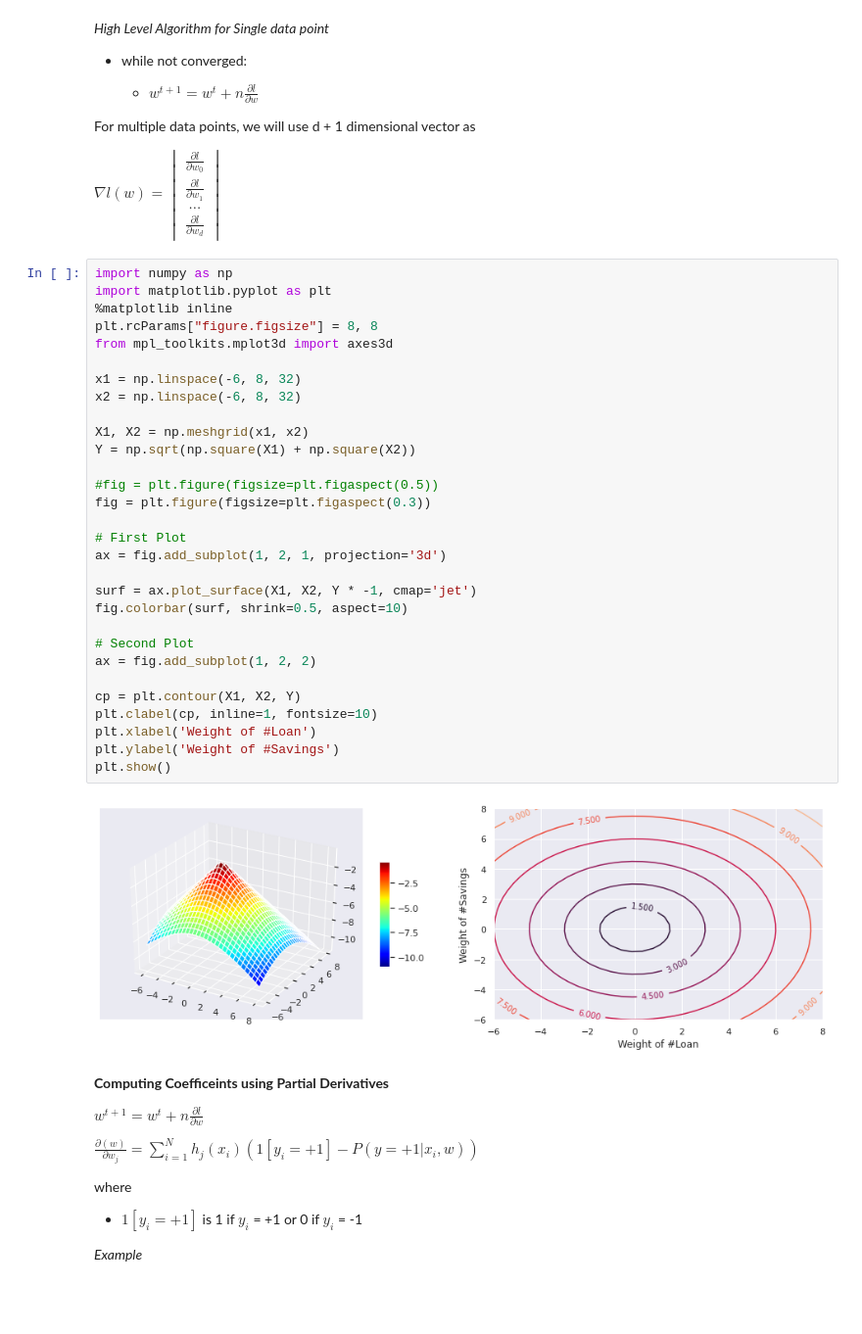
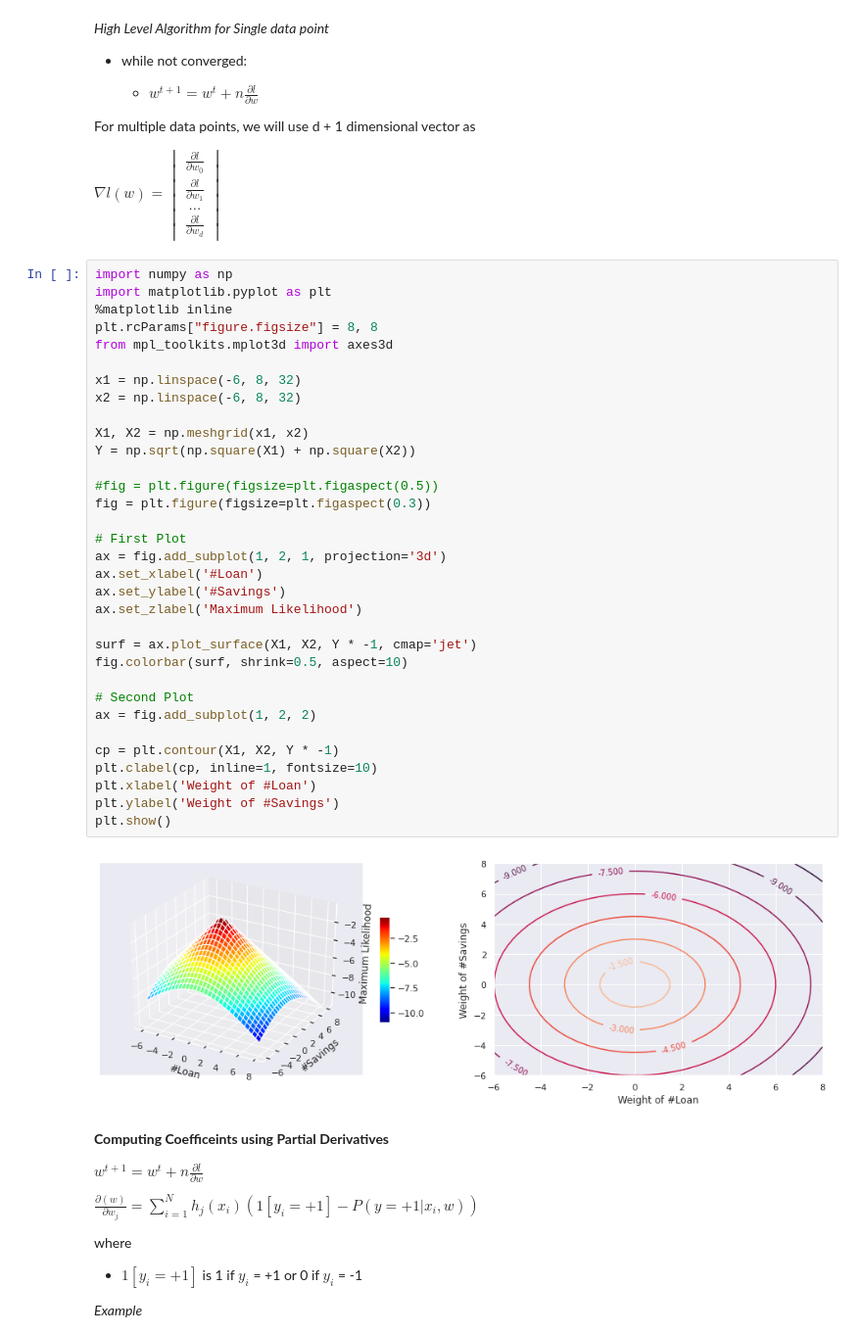
Before and after one commit to pardeep-singh/ml_classroom, a Jupyter notebook: text_classification_using_logistic_regression/consumer_complaints_classification.ipynb, the cells around one changed output. Shown at 98% size. Saved outputs shown, nothing was run; the diff lists cells and outputs as text; blank space fills up the shorter version.

Commit message:
Fix Gradient Ascent Plots
- Fix y value in contour plot.
- Add x,y,z axis labels to 3d plot.

```diff
--- a/text_classification_using_logistic_regression/consumer_complaints_classification.ipynb
+++ b/text_classification_using_logistic_regression/consumer_complaints_classification.ipynb
@@ -136,35 +136,38 @@ $ \displaystyle \nabla l (w) = \begin{vmatrix} {\displaystyle \frac{ \partial l}
 # %%
 import numpy as np
 import matplotlib.pyplot as plt
 %matplotlib inline
 plt.rcParams["figure.figsize"] = 8, 8
 from mpl_toolkits.mplot3d import axes3d
 
 x1 = np.linspace(-6, 8, 32)
 x2 = np.linspace(-6, 8, 32)
 
 X1, X2 = np.meshgrid(x1, x2)
 Y = np.sqrt(np.square(X1) + np.square(X2))
 
 #fig = plt.figure(figsize=plt.figaspect(0.5))
 fig = plt.figure(figsize=plt.figaspect(0.3))
 
 # First Plot
 ax = fig.add_subplot(1, 2, 1, projection='3d')
+ax.set_xlabel('#Loan')
+ax.set_ylabel('#Savings')
+ax.set_zlabel('Maximum Likelihood')
 
 surf = ax.plot_surface(X1, X2, Y * -1, cmap='jet')
 fig.colorbar(surf, shrink=0.5, aspect=10)
 
 # Second Plot
 ax = fig.add_subplot(1, 2, 2)
 
-cp = plt.contour(X1, X2, Y)
+cp = plt.contour(X1, X2, Y * -1)
 plt.clabel(cp, inline=1, fontsize=10)
 plt.xlabel('Weight of #Loan')
 plt.ylabel('Weight of #Savings')
 plt.show()
 # %% [output]
-[figure, old version]
+[figure, new version]
 # %% [markdown]
 **Computing Coefficeints using Partial Derivatives**
 
```
